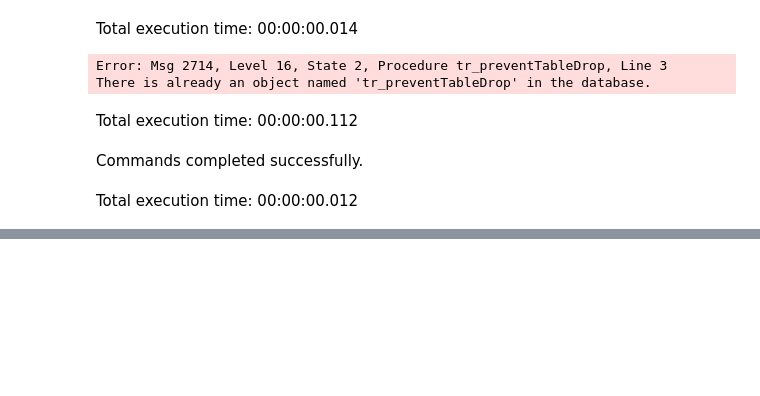
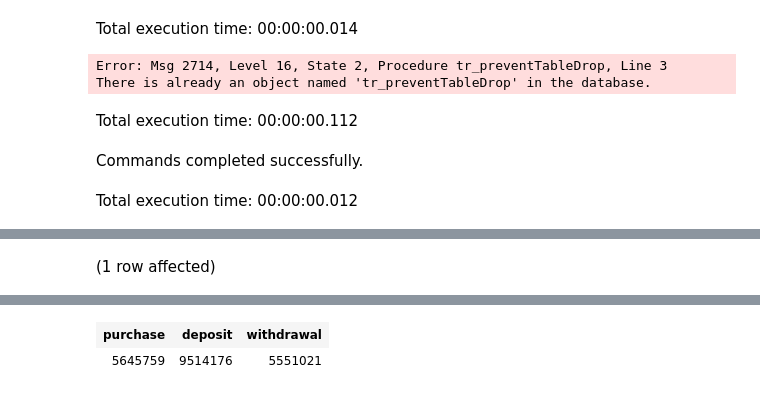
Before and after one commit to nirajgole/ipaat, a Jupyter notebook: SQL/study_materials/case_studies/SQL_case_study_3/sm_case_study_3.ipynb, the cells around one changed output, grey strips where cells are left out. Cells and saved outputs as stored; diff of their text form; code cells hidden in the pictures; blank space fills up the shorter version.

```diff
--- a/SQL/study_materials/case_studies/SQL_case_study_3/sm_case_study_3.ipynb
+++ b/SQL/study_materials/case_studies/SQL_case_study_3/sm_case_study_3.ipynb
@@ -319,0 +355,17 @@ Total execution time: 00:00:00.035
+# %%
+-- 18) Create a pivot table to display the total purchase, withdrawal and deposit for all the customers.
+SELECT * FROM (SELECT
+    txn_type, txn_amount
+FROM Customers c left join [Transaction] t on c.customer_id=t.customer_id) t
+PIVOT
+(
+    SUM(txn_amount)
+    FOR txn_type IN
+    (
+        [purchase],
+        [deposit],
+        [withdrawal]
+    )
+) as pivot_table
+# %% [output]
+(1 row affected)
@@ -319,0 +373,2 @@ Total execution time: 00:00:00.035
+| purchase | deposit | withdrawal |
+| 5645759 | 9514176 | 5551021 |
```
Also changed, not shown: parts of 6 cells of this notebook.
